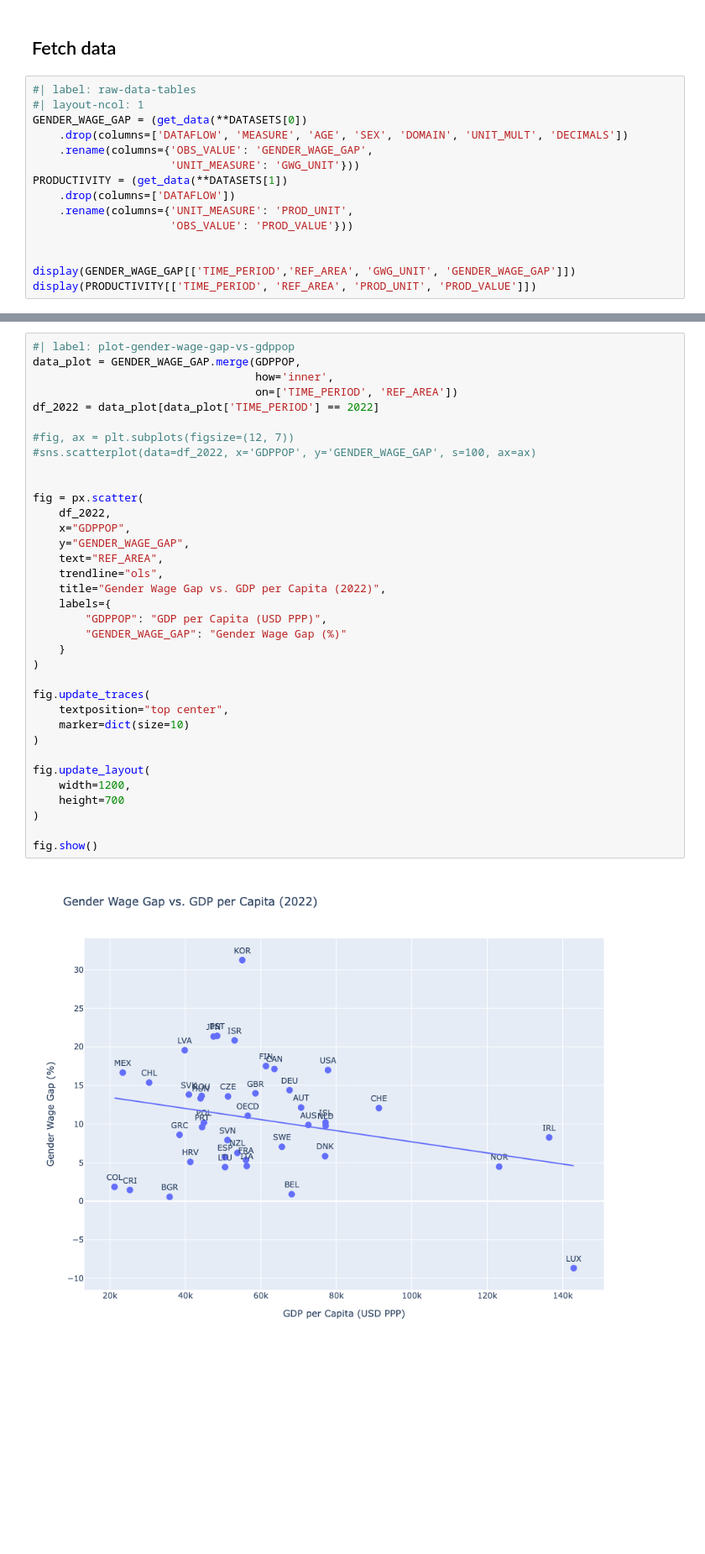
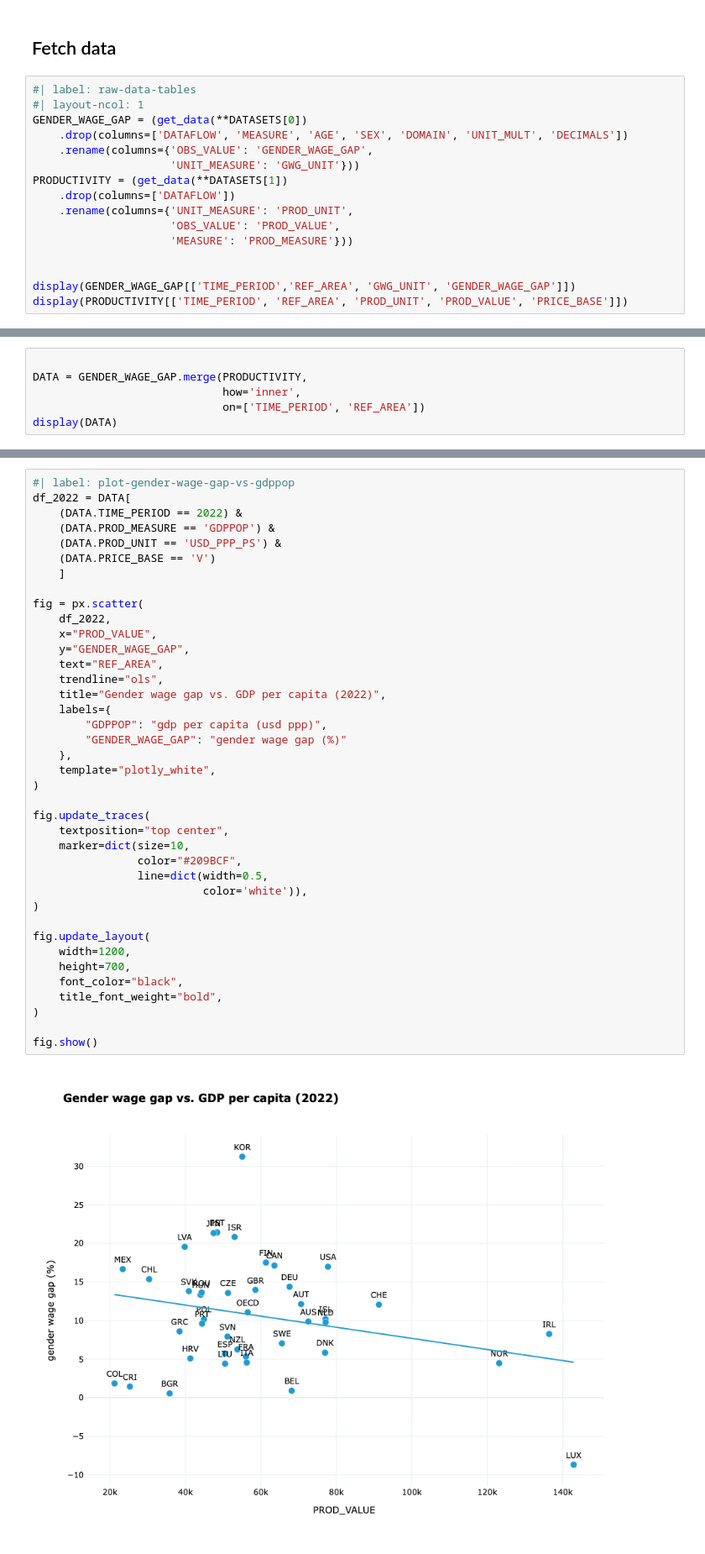
Before and after one commit to OsKaR31415/analyse_de_donnees_projet_1, a Jupyter notebook: report.ipynb, the cells around one changed output, grey strips where cells are left out. Shown at 84% size. Cells and saved outputs as stored; diff of their text form; blank space fills up the shorter version.

Commit message:
better graphics

```diff
--- a/report.ipynb
+++ b/report.ipynb
@@ -73,11 +79,12 @@ GENDER_WAGE_GAP = (get_data(**DATASETS[0])
 PRODUCTIVITY = (get_data(**DATASETS[1])
     .drop(columns=['DATAFLOW'])
     .rename(columns={'UNIT_MEASURE': 'PROD_UNIT',
-                     'OBS_VALUE': 'PROD_VALUE'}))
+                     'OBS_VALUE': 'PROD_VALUE',
+                     'MEASURE': 'PROD_MEASURE'}))
 
 
 display(GENDER_WAGE_GAP[['TIME_PERIOD','REF_AREA', 'GWG_UNIT', 'GENDER_WAGE_GAP']])
-display(PRODUCTIVITY[['TIME_PERIOD', 'REF_AREA', 'PROD_UNIT', 'PROD_VALUE']])
+display(PRODUCTIVITY[['TIME_PERIOD', 'REF_AREA', 'PROD_UNIT', 'PROD_VALUE', 'PRICE_BASE']])
 # %% [output]
 |  | TIME_PERIOD | REF_AREA | GWG_UNIT | GENDER_WAGE_GAP |
 | 0 | 2010 | AUS | PT_WG_SAL_M_D | 14.042934 |
@@ -162,0 +117,6 @@ Name: BASE_PER, dtype: float64
+# %%
+
+DATA = GENDER_WAGE_GAP.merge(PRODUCTIVITY,
+                             how='inner',
+                             on=['TIME_PERIOD', 'REF_AREA'])
+display(DATA)
@@ -163,38 +139,42 @@ Name: BASE_PER, dtype: float64
 # %%
 #| label: plot-gender-wage-gap-vs-gdppop
-data_plot = GENDER_WAGE_GAP.merge(GDPPOP,
-                                  how='inner',
-                                  on=['TIME_PERIOD', 'REF_AREA'])
-df_2022 = data_plot[data_plot['TIME_PERIOD'] == 2022]
-
-#fig, ax = plt.subplots(figsize=(12, 7))
-#sns.scatterplot(data=df_2022, x='GDPPOP', y='GENDER_WAGE_GAP', s=100, ax=ax)
-
+df_2022 = DATA[
+    (DATA.TIME_PERIOD == 2022) &
+    (DATA.PROD_MEASURE == 'GDPPOP') &
+    (DATA.PROD_UNIT == 'USD_PPP_PS') &
+    (DATA.PRICE_BASE == 'V')
+    ]
 
 fig = px.scatter(
     df_2022,
-    x="GDPPOP",
+    x="PROD_VALUE",
     y="GENDER_WAGE_GAP",
     text="REF_AREA",
     trendline="ols",
-    title="Gender Wage Gap vs. GDP per Capita (2022)",
+    title="Gender wage gap vs. GDP per capita (2022)",
     labels={
-        "GDPPOP": "GDP per Capita (USD PPP)",
-        "GENDER_WAGE_GAP": "Gender Wage Gap (%)"
-    }
+        "GDPPOP": "gdp per capita (usd ppp)",
+        "GENDER_WAGE_GAP": "gender wage gap (%)"
+    },
+    template="plotly_white",
 )
 
 fig.update_traces(
     textposition="top center",
-    marker=dict(size=10)
+    marker=dict(size=10,
+                color="#209BCF",
+                line=dict(width=0.5,
+                          color='white')),
 )
 
 fig.update_layout(
     width=1200,
-    height=700
+    height=700,
+    font_color="black",
+    title_font_weight="bold",
 )
 
 fig.show()
 # %% [output]
-[figure, old version]
+[figure, new version]
 # %%
```
Also changed, not shown: parts of 15 cells of this notebook.
